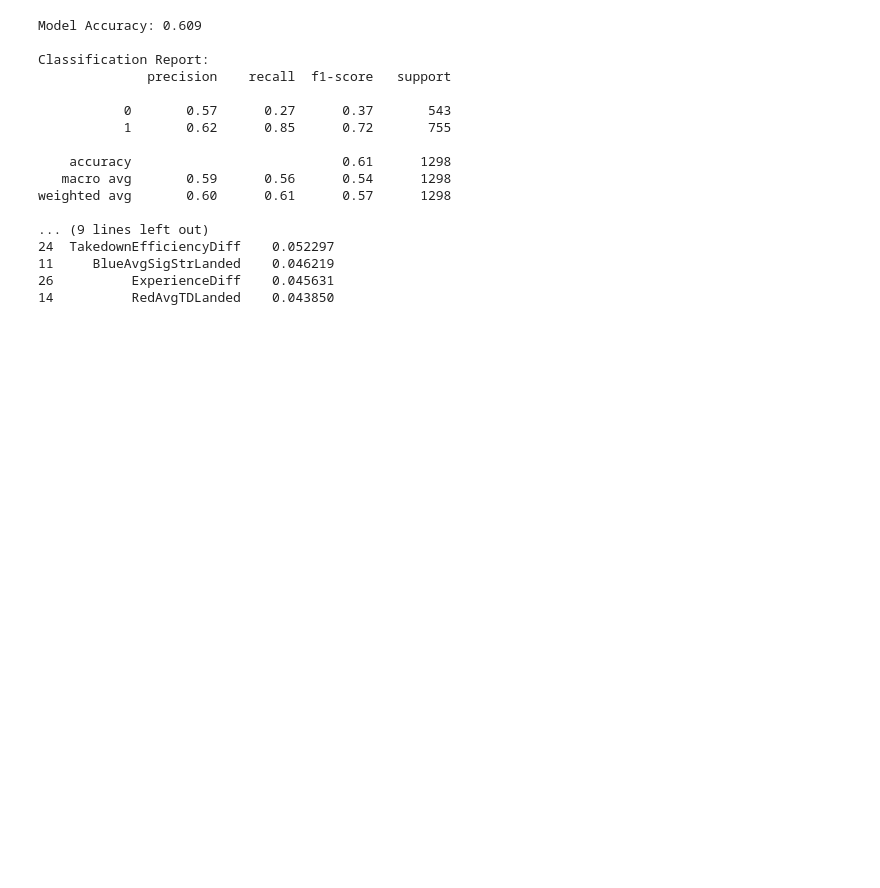
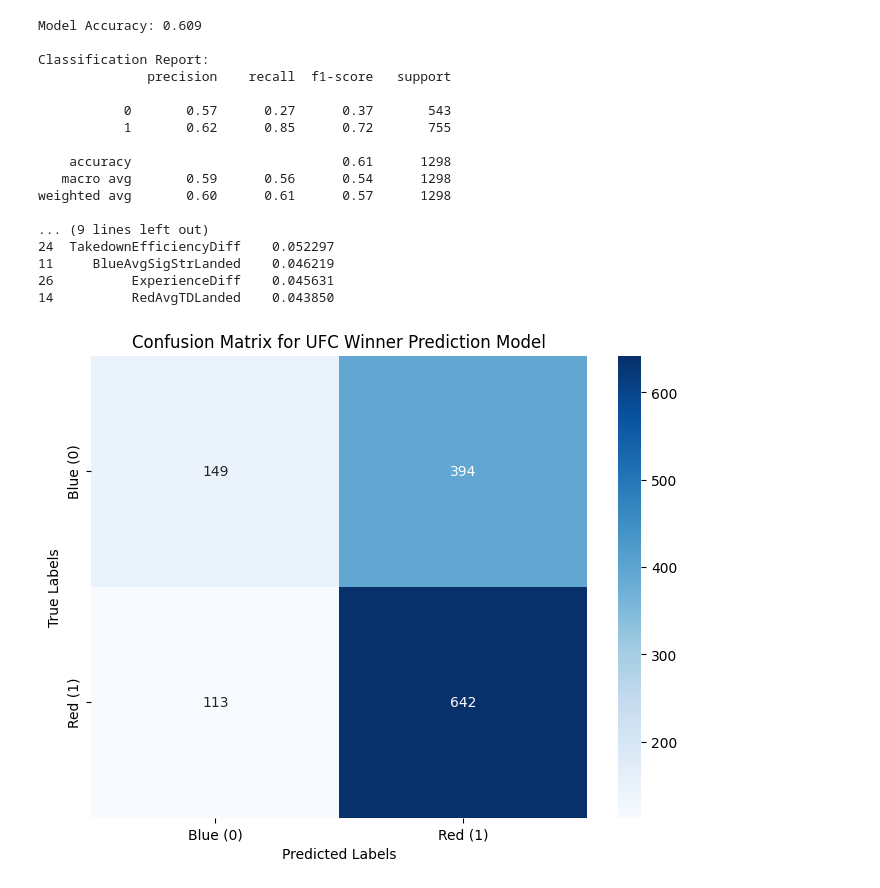
Before and after one commit to joshuasamuel4825/ufc_analysis, a Jupyter notebook: UFC_CodeBase/ufc_ml.ipynb, the cells around one changed output. Cells and saved outputs as stored; diff of their text form; code cells hidden in the pictures; blank space fills up the shorter version.

Commit message:
Added confusion matrix for ml model

```diff
--- a/UFC_CodeBase/ufc_ml.ipynb
+++ b/UFC_CodeBase/ufc_ml.ipynb
@@ -241,3 +241,19 @@ weighted avg       0.60      0.61      0.57      1298
 11     BlueAvgSigStrLanded    0.046219
 26          ExperienceDiff    0.045631
 14          RedAvgTDLanded    0.043850
+# %%
+from sklearn.metrics import confusion_matrix
+import matplotlib.pyplot as plt
+import seaborn as sns
+
+conf_matrix = confusion_matrix(y_test, y_pred)
+
+# Plot confusion matrix
+plt.figure(figsize=(8, 6))
+sns.heatmap(conf_matrix, annot=True, fmt='d', cmap='Blues', xticklabels=["Blue (0)", "Red (1)"], yticklabels=["Blue (0)", "Red (1)"])
+plt.title("Confusion Matrix for UFC Winner Prediction Model")
+plt.xlabel("Predicted Labels")
+plt.ylabel("True Labels")
+plt.show()
+# %% [output]
+[figure, added]
```
